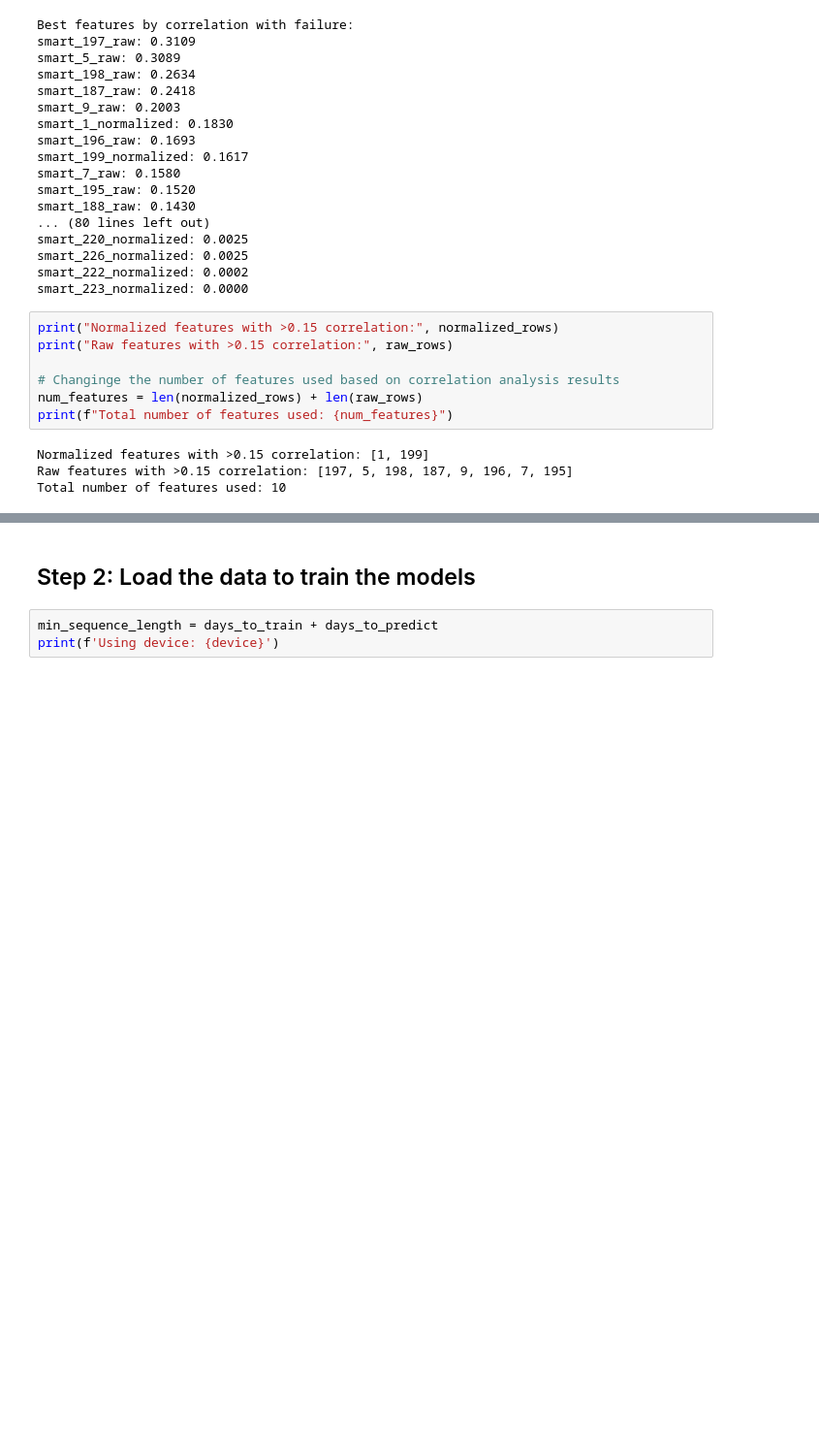
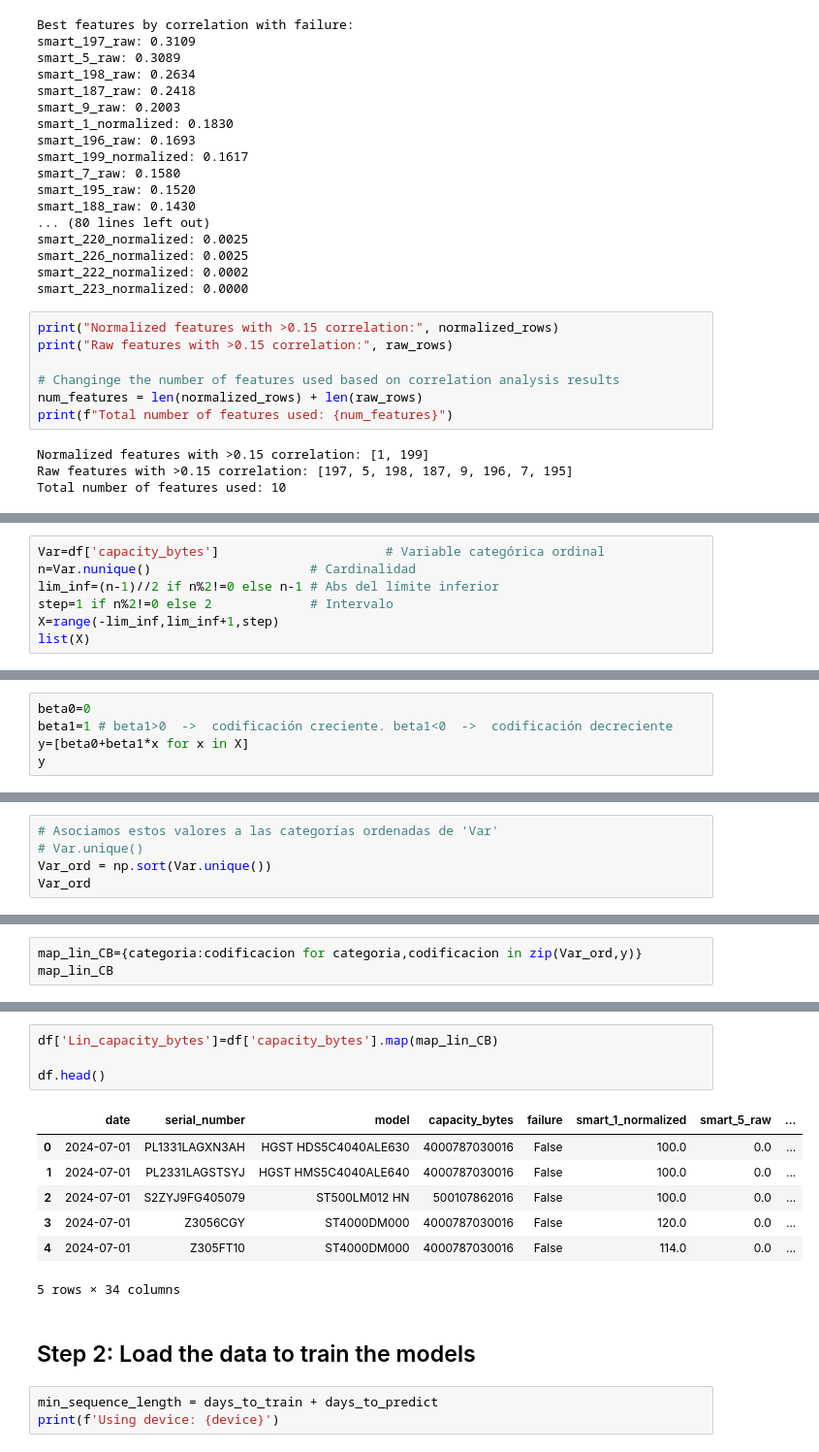
Before and after one commit to InakiOG/hd-failure-prediction, a Jupyter notebook: notebooks/thesis.ipynb, the cells around one changed output, grey strips where cells are left out. Shown at 97% size. Cells and saved outputs as stored; diff of their text form; blank space fills up the shorter version.

```diff
--- a/notebooks/thesis.ipynb
+++ b/notebooks/thesis.ipynb
@@ -145,0 +457,7 @@ Total number of features used: 10
+# %%
+Var=df['capacity_bytes']                      # Variable categórica ordinal
+n=Var.nunique()                     # Cardinalidad
+lim_inf=(n-1)//2 if n%2!=0 else n-1 # Abs del límite inferior
+step=1 if n%2!=0 else 2             # Intervalo
+X=range(-lim_inf,lim_inf+1,step)
+list(X)
@@ -145,0 +466,5 @@ Total number of features used: 10
+# %%
+beta0=0
+beta1=1 # beta1>0  ->  codificación creciente. beta1<0  ->  codificación decreciente
+y=[beta0+beta1*x for x in X]
+y
@@ -145,0 +473,5 @@ Total number of features used: 10
+# %%
+# Asociamos estos valores a las categorías ordenadas de 'Var'
+# Var.unique()
+Var_ord = np.sort(Var.unique())
+Var_ord
@@ -145,0 +485,3 @@ Total number of features used: 10
+# %%
+map_lin_CB={categoria:codificacion for categoria,codificacion in zip(Var_ord,y)}
+map_lin_CB
@@ -146,3 +507,15 @@ Total number of features used: 10
+# %%
+df['Lin_capacity_bytes']=df['capacity_bytes'].map(map_lin_CB)
+
+df.head()
+# %% [output]
+|  | date | serial_number | model | capacity_bytes | failure | smart_1_normalized | smart_5_raw | ... |
+| 0 | 2024-07-01 | PL1331LAGXN3AH | HGST HDS5C4040ALE630 | 4000787030016 | False | 100.0 | 0.0 | ... |
+| 1 | 2024-07-01 | PL2331LAGSTSYJ | HGST HMS5C4040ALE640 | 4000787030016 | False | 100.0 | 0.0 | ... |
+| 2 | 2024-07-01 | S2ZYJ9FG405079 | ST500LM012 HN | 500107862016 | False | 100.0 | 0.0 | ... |
+| 3 | 2024-07-01 | Z3056CGY | ST4000DM000 | 4000787030016 | False | 120.0 | 0.0 | ... |
+| 4 | 2024-07-01 | Z305FT10 | ST4000DM000 | 4000787030016 | False | 114.0 | 0.0 | ... |
+5 rows × 34 columns
 # %% [markdown]
 ## Step 2: Load the data to train the models
 # %%
```
Also changed, not shown: parts of 51 cells of this notebook.
